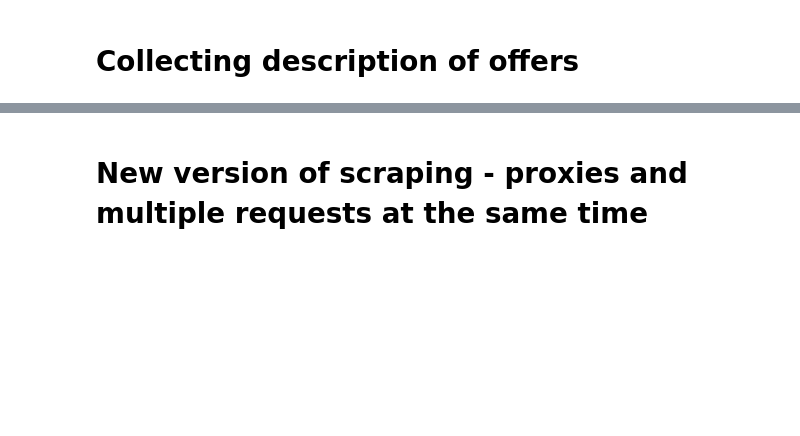
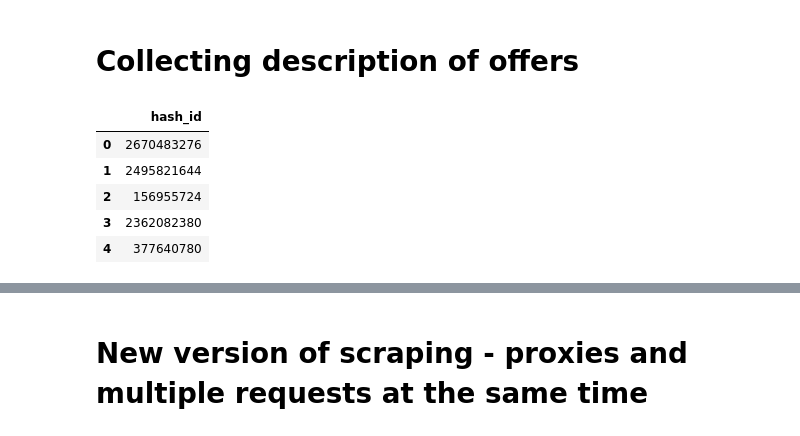
Before and after one commit to ta-dd/cmzf-redataprocessing, a Jupyter notebook: description_download.ipynb, the cells around one changed output, grey strips where cells are left out. Saved outputs shown, nothing was run; the diff lists cells and outputs as text; code cells hidden in the pictures; blank space fills up the shorter version.

```diff
--- a/description_download.ipynb
+++ b/description_download.ipynb
@@ -3,2 +9,10 @@
 # %%
-df=pd.read_parquet('df.gzip')
+df=pd.read_parquet(file_name, columns=["hash_id"])
+df.head()
+# %% [output]
+|  | hash_id |
+| 0 | 2670483276 |
+| 1 | 2495821644 |
+| 2 | 156955724 |
+| 3 | 2362082380 |
+| 4 | 377640780 |
```
Also changed, not shown: parts of 21 cells of this notebook, 1 other file.
